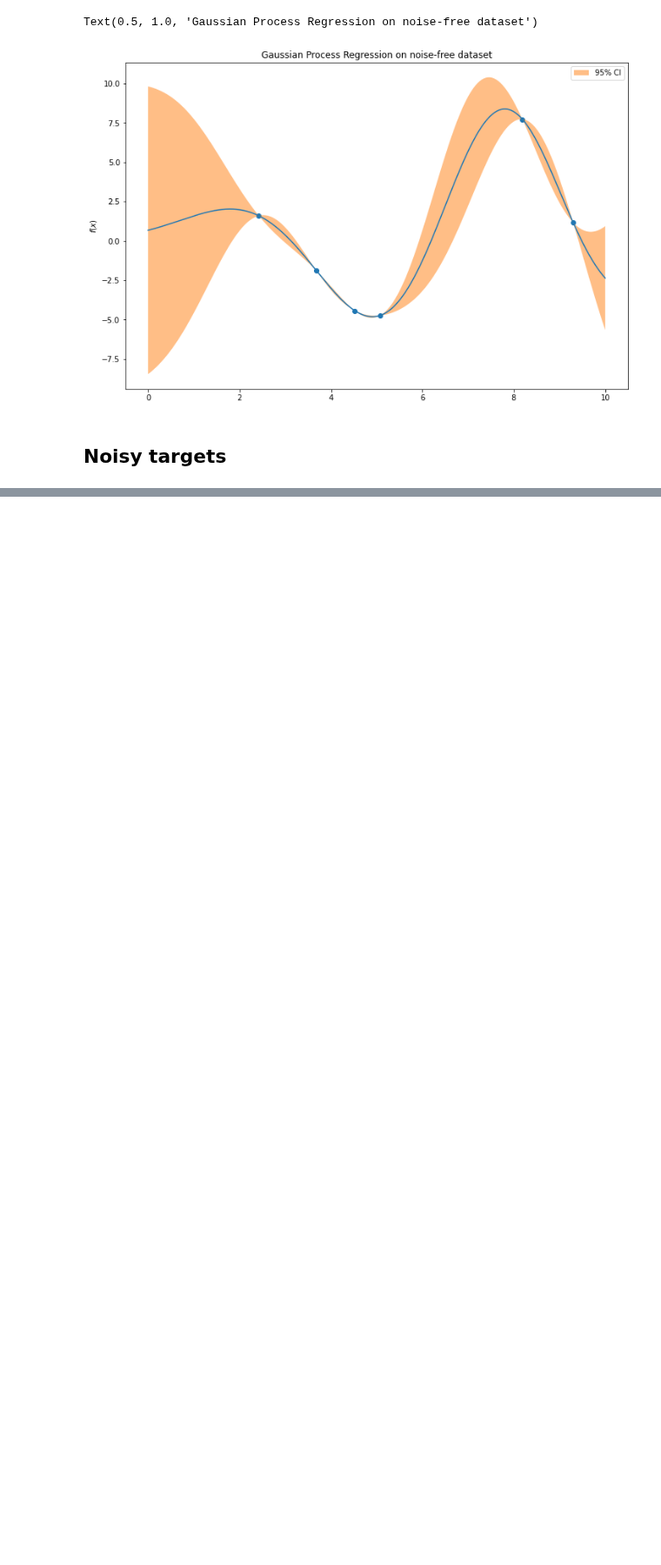
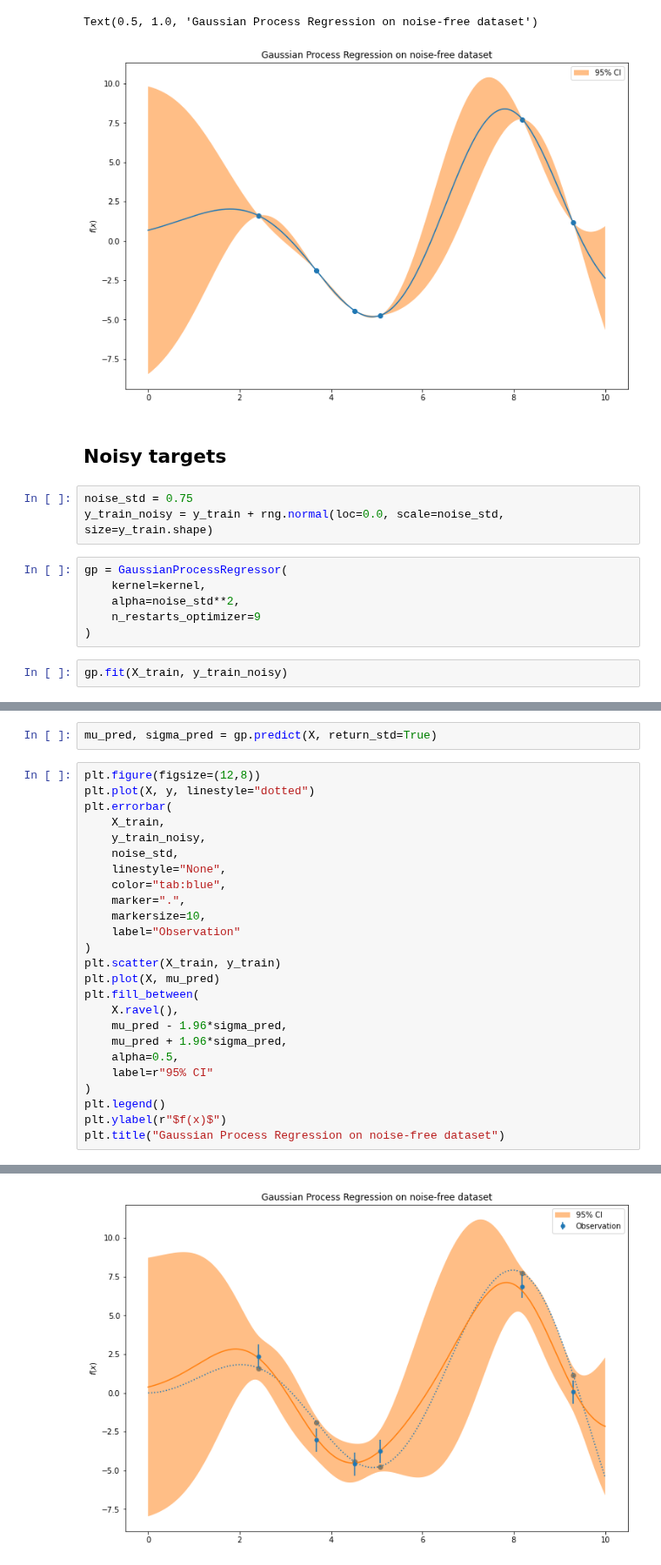
Before and after one commit to drclab/GP_VAE, a Jupyter notebook: drclab/GPR/gpr_1d.ipynb, the cells around one changed output, grey strips where cells are left out. Shown at 87% size. Drawn from its saved outputs; the diff is of its cells as text; blank space fills up the shorter version.

```diff
--- a/drclab/GPR/gpr_1d.ipynb
+++ b/drclab/GPR/gpr_1d.ipynb
@@ -53,3 +53,14 @@ Text(0.5, 1.0, 'Gaussian Process Regression on noise-free dataset')
 [figure]
 # %% [markdown]
 ## Noisy targets
+# %%
+noise_std = 0.75
+y_train_noisy = y_train + rng.normal(loc=0.0, scale=noise_std, size=y_train.shape)
+# %%
+gp = GaussianProcessRegressor(
+    kernel=kernel,
+    alpha=noise_std**2,
+    n_restarts_optimizer=9
+)
+# %%
+gp.fit(X_train, y_train_noisy)
@@ -55,0 +70,28 @@ Text(0.5, 1.0, 'Gaussian Process Regression on noise-free dataset')
+# %%
+mu_pred, sigma_pred = gp.predict(X, return_std=True)
+# %%
+plt.figure(figsize=(12,8))
+plt.plot(X, y, linestyle="dotted")
+plt.errorbar(
+    X_train,
+    y_train_noisy,
+    noise_std,
+    linestyle="None",
+    color="tab:blue",
+    marker=".",
+    markersize=10,
+    label="Observation"
+)
+plt.scatter(X_train, y_train)
+plt.plot(X, mu_pred)
+plt.fill_between(
+    X.ravel(),
+    mu_pred - 1.96*sigma_pred,
+    mu_pred + 1.96*sigma_pred,
+    alpha=0.5,
+    label=r"95% CI"
+)
+plt.legend()
+plt.ylabel(r"$f(x)$")
+plt.title("Gaussian Process Regression on noise-free dataset")
+# %% [output]
@@ -55,0 +99 @@ Text(0.5, 1.0, 'Gaussian Process Regression on noise-free dataset')
+[figure, added]
```
Also changed, not shown: parts of 4 cells of this notebook.
